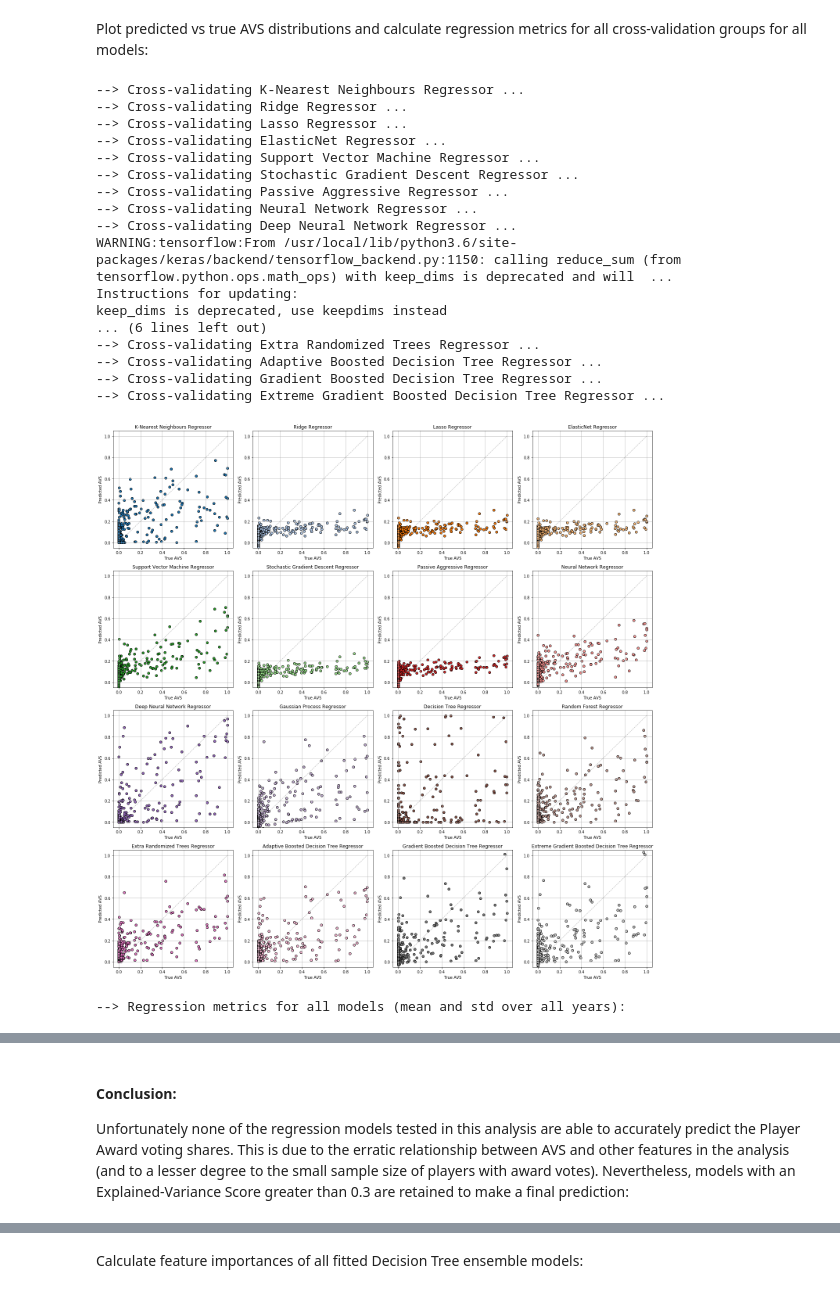
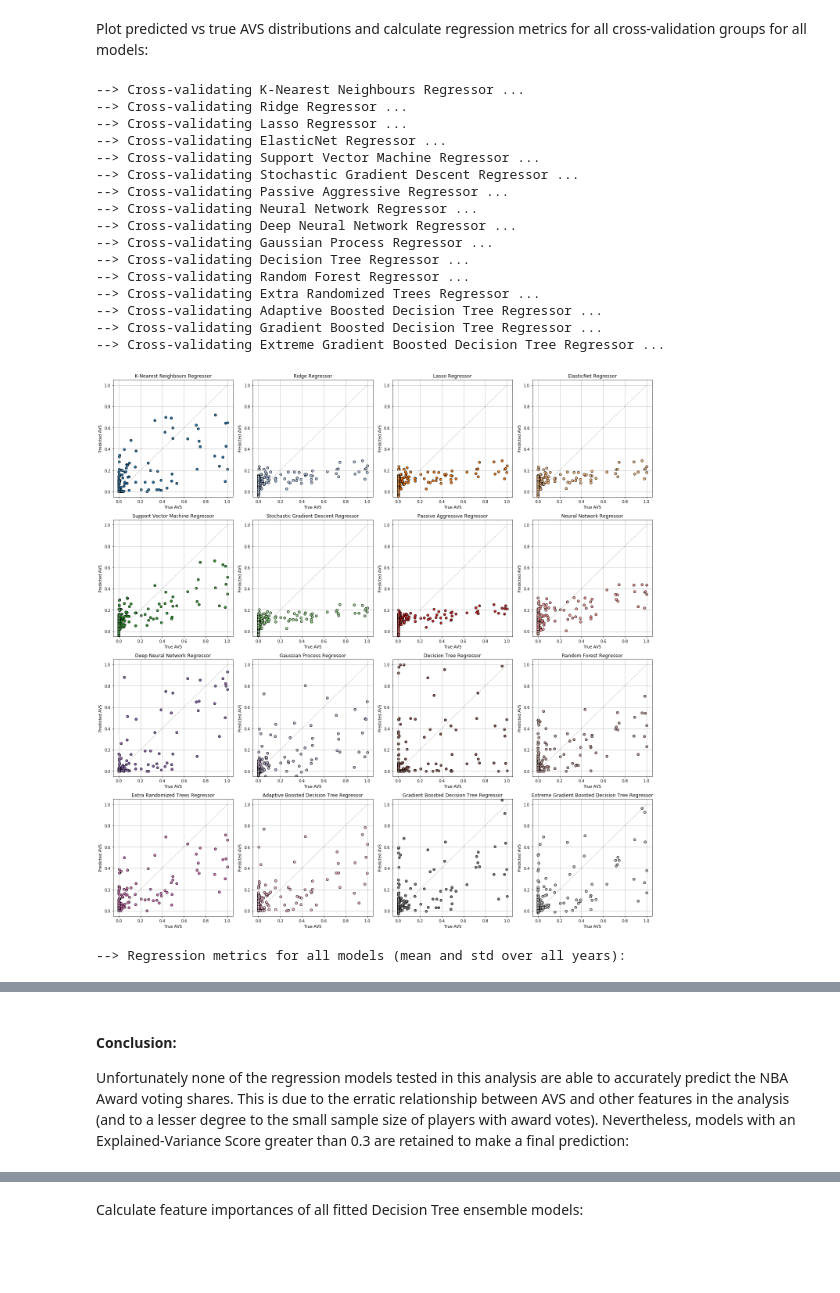
Before and after one commit to gmalim/NBA_analysis, a Jupyter notebook: NBA_PlayerAwards.ipynb, the cells around one changed output, grey strips where cells are left out. Drawn from its saved outputs; the diff is of its cells as text; code cells hidden in the pictures; blank space fills up the shorter version.

```diff
--- a/NBA_PlayerAwards.ipynb
+++ b/NBA_PlayerAwards.ipynb
@@ -107,11 +114,17 @@ print("--> Player Award used in analysis: {}".format(award))
 # %% [markdown]
 Enter the first and last year for which data has been scraped, and choose the year you want to predict. The years that are not selected are used for cross-validation and training of the ML algorithms. NBA data from 2000-2018 from [basketball-reference.com](https://www.basketball-reference.com) have been saved as csv-files in the [data](data) directory of this repository using the scraper functions in [*NBAanalysissetup.py*](NBAanalysissetup.py). Data from other years can be obtained by using [*Basketball_Reference_scraper.py*](Basketball_Reference_scraper.py).
 # %%
-first_year = 2000 # Enter first year for which data has been scraped
-last_year  = 2018 # Enter last year for which data has been scraped
-test_year  = 2018 # Enter any year for which data has been scraped
+first_year = 2010 # Enter first year for which data has been scraped
+last_year  = 2019 # Enter last year for which data has been scraped
+test_year  = 2019 # Enter any year for which data has been scraped
 
 #%store -r test_year # get test_year that was stored in another notebook
+
+# Check if corresponding data files exist:
+
+checkfile = "data/NBA_{}_{}-{}.csv".format(award, test_year-1, test_year)
+if not os.path.exists(checkfile):
+    print("--> {} does not exist!".format(checkfile))
 
 # Check if award has been awarded yet for test_year:
 
@@ -141,7 +154,7 @@ else:
 # %% [markdown]
 Choose the minimum number of games a player has to have played (ROY, SMOY) or started (MVP, DPOY) per season to be included in the analysis:
 # %%
-min_num_games = 41 # Enter an integer between 0 and 82
+min_num_games = 35 # Enter an integer between 0 and 82
 
 print("--> Minimum number of games =", min_num_games)
 # %% [output]
@@ -774,13 +778,15 @@ for imodel, model in enumerate(models):
             importances = regressor.feature_importances_
             cv_importances.append(importances)
 
-    cv_metrics.append({'Estimator'                : regressor_name,
-                       'R2 score'                 : r2_score(cv_y_truths, cv_y_predictions),
-                       'Explained variance score' : explained_variance_score(cv_y_truths, cv_y_predictions),
-                       'Median absolute error'    : median_absolute_error(cv_y_truths, cv_y_predictions),
-                       'Mean absolute error'      : mean_absolute_error(cv_y_truths, cv_y_predictions),
-                       'Mean squared error'       : mean_squared_error(cv_y_truths, cv_y_predictions),
-                       'Mean squared log error'   : mean_squared_log_error(cv_y_truths, cv_y_predictions)})
+    cv_metrics.append({
+        'Estimator'                : regressor_name,
+        'R2 score'                 : r2_score(cv_y_truths, cv_y_predictions),
+        'Explained variance score' : explained_variance_score(cv_y_truths, cv_y_predictions),
+        'Median absolute error'    : median_absolute_error(cv_y_truths, cv_y_predictions),
+        'Mean absolute error'      : mean_absolute_error(cv_y_truths, cv_y_predictions),
+        'Mean squared error'       : mean_squared_error(cv_y_truths, cv_y_predictions),
+        # 'Mean squared log error'   : mean_squared_log_error(cv_y_truths, cv_y_predictions)
+    })
 
     model.cv_importances = cv_importances
     model.cv_evs         = explained_variance_score(cv_y_truths, cv_y_predictions)
@@ -799,37 +805,36 @@ for imodel, model in enumerate(models):
 
 plt.show()
 
 print("")
 print("--> Regression metrics for all models (mean and std over all years):")
 
 columnorder = ['Estimator', 'R2 score', 'Explained variance score', 'Median absolute error',
                'Mean absolute error', 'Mean squared error', 'Mean squared log error']
 
 pd.set_option('precision', 3)
 #pd.set_option('display.float_format', '{:6.3f}'.format) # doesn't seem to work with display(df)
 df_cv_metrics = pd.DataFrame(cv_metrics, columns=columnorder)
 cm = sns.diverging_palette(240, 10, n=9, as_cmap=True)
 subset = ['R2 score', 'Explained variance score']
 df_cv_metrics_style = df_cv_metrics.style.background_gradient(subset=subset, cmap=cm, axis=0)
 display(df_cv_metrics_style)
 # %% [output]
 --> Cross-validating K-Nearest Neighbours Regressor ...
 --> Cross-validating Ridge Regressor ...
 --> Cross-validating Lasso Regressor ...
 --> Cross-validating ElasticNet Regressor ...
 --> Cross-validating Support Vector Machine Regressor ...
 --> Cross-validating Stochastic Gradient Descent Regressor ...
 --> Cross-validating Passive Aggressive Regressor ...
 --> Cross-validating Neural Network Regressor ...
 --> Cross-validating Deep Neural Network Regressor ...
-WARNING:tensorflow:From /usr/local/lib/python3.6/site-packages/keras/backend/tensorflow_backend.py:1150: calling reduce_sum (from tensorflow.python.ops.math_ops) with keep_dims is deprecated and will  ...
-Instructions for updating:
-keep_dims is deprecated, use keepdims instead
-... (6 lines left out)
+--> Cross-validating Gaussian Process Regressor ...
+--> Cross-validating Decision Tree Regressor ...
+--> Cross-validating Random Forest Regressor ...
 --> Cross-validating Extra Randomized Trees Regressor ...
 --> Cross-validating Adaptive Boosted Decision Tree Regressor ...
 --> Cross-validating Gradient Boosted Decision Tree Regressor ...
 --> Cross-validating Extreme Gradient Boosted Decision Tree Regressor ...
-[figure, old version]
+[figure, new version]
 --> Regression metrics for all models (mean and std over all years):
 |  | Estimator | R2 score | Explained variance score | Median absolute error | Mean absolute error | ... |
@@ -852,7 +857,7 @@ keep_dims is deprecated, use keepdims instead
 # %% [markdown]
 #### Conclusion:
 
-Unfortunately none of the regression models tested in this analysis are able to accurately predict the Player Award voting shares. This is due to the erratic relationship between AVS and other features in the analysis (and to a lesser degree to the small sample size of players with award votes). Nevertheless, models with an Explained-Variance Score greater than 0.3 are retained to make a final prediction:
+Unfortunately none of the regression models tested in this analysis are able to accurately predict the NBA Award voting shares. This is due to the erratic relationship between AVS and other features in the analysis (and to a lesser degree to the small sample size of players with award votes). Nevertheless, models with an Explained-Variance Score greater than 0.3 are retained to make a final prediction:
 # %%
 EVS_threshold = 0.3
 
```
Also changed, not shown: parts of 26 cells of this notebook.
